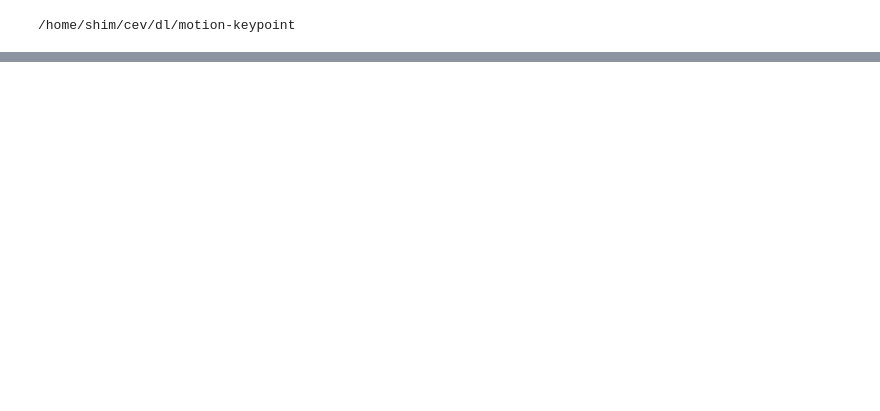
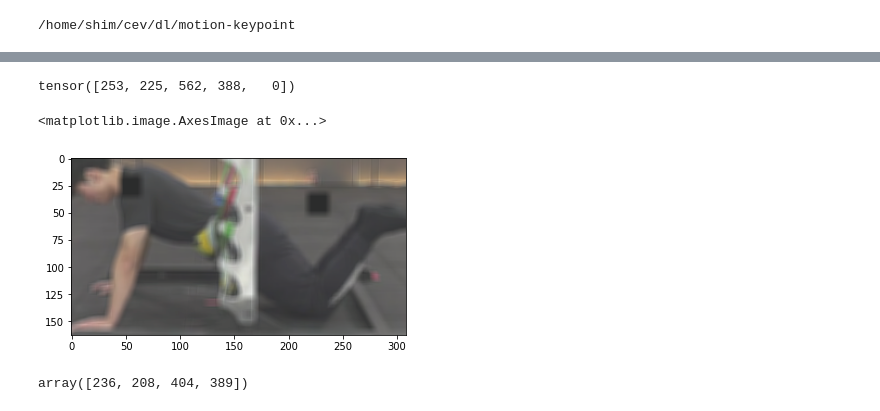
Before and after one commit to Kitsunetic/motion-keypoint, a Jupyter notebook: script/effdet 자르기.ipynb, the cells around one changed output, grey strips where cells are left out. Drawn from its saved outputs; the diff is of its cells as text; code cells hidden in the pictures; blank space fills up the shorter version.

Commit message:
effdet failure

```diff
--- a/script/effdet 자르기.ipynb
+++ b/script/effdet 자르기.ipynb
@@ -146,0 +38,4 @@ with open(OUT_DIR / "offset.json", "w") as f:
+# %%
+config = options.load_config_effdet("config/effdet-d8.yaml", write_log=False)
+# %%
+trainer = main.DetTrainer(config, 1)
@@ -146,0 +50,6 @@ with open(OUT_DIR / "offset.json", "w") as f:
+# %%
+dl_valid_iter = trainer.dl_train.__iter__()
+files, imgs, annots = next(dl_valid_iter)
+img_np = utils.denormalize(imgs[0]).permute(1, 2, 0).mul(255).type(torch.uint8).numpy()
+annot = annots[0]
+plt.imshow(img_np)
@@ -146,0 +59,11 @@ with open(OUT_DIR / "offset.json", "w") as f:
+# %%
+int_annot = annot.type(torch.int64)[0]
+# %%
+int_annot
+# %% [output]
+tensor([253, 225, 562, 388,   0])
+# %%
+plt.imshow(img_np[int_annot[1] : int_annot[3], int_annot[0] : int_annot[2]])
+# %% [output]
+<matplotlib.image.AxesImage at 0x...>
+[figure, added]
@@ -146,0 +76,4 @@ with open(OUT_DIR / "offset.json", "w") as f:
+# %%
+int_bbox
+# %% [output]
+array([236, 208, 404, 389])
```
Also changed, not shown: parts of 44 cells of this notebook, 3 other files.
